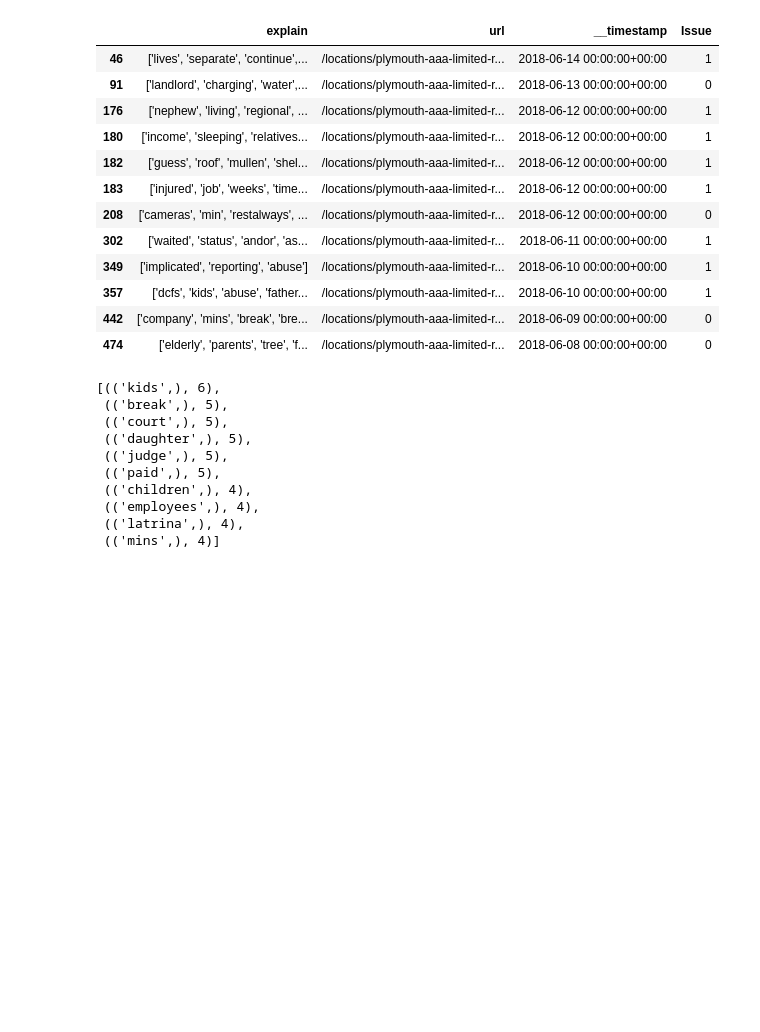
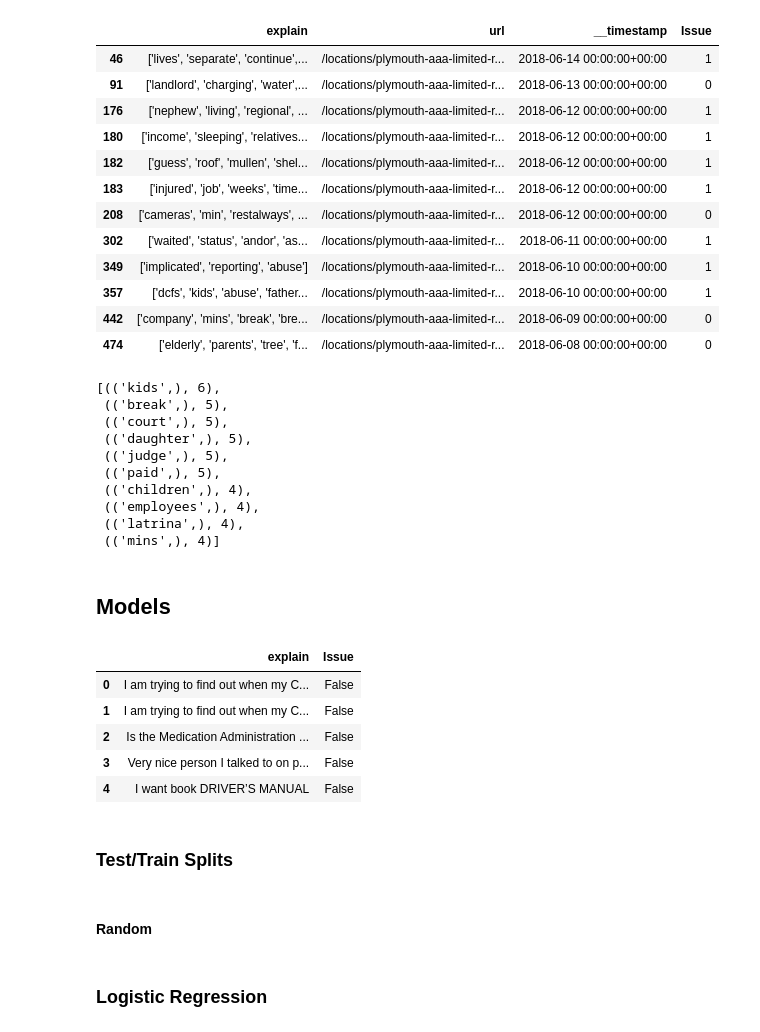
Before and after one commit to natashamathur/EOTSS, a Jupyter notebook: Feedback Preliminary.ipynb, the cells around one changed output. Saved outputs shown, nothing was run; the diff lists cells and outputs as text; code cells hidden in the pictures; blank space fills up the shorter version.

```diff
--- a/Feedback Preliminary.ipynb
+++ b/Feedback Preliminary.ipynb
@@ -347,3 +386,22 @@ find_top_k_ngrams(all_p, 1, 10)
  (('employees',), 4),
  (('latrina',), 4),
  (('mins',), 4)]
+# %% [markdown]
+## Models
+# %%
+main_with_label = main.copy()
+main_with_label['Issue'] = main_with_label['explain'].apply(mh_to_cat, args = (ISSUE_WORDS,))
+ml = main_with_label[['explain', 'Issue']]
+# %%
+ml.head()
+# %% [output]
+|  | explain | Issue |
+| 0 | I am trying to find out when my C... | False |
+| 1 | I am trying to find out when my C... | False |
+| 2 | Is the Medication Administration ... | False |
+| 3 | Very nice person I talked to on p... | False |
+| 4 | I want book DRIVER’S MANUAL | False |
+# %% [markdown]
+### Test/Train Splits
+# %% [markdown]
+#### Random
@@ -349,0 +413,2 @@ find_top_k_ngrams(all_p, 1, 10)
+# %% [markdown]
+### Logistic Regression
```
Also changed, not shown: parts of 14 cells of this notebook.
